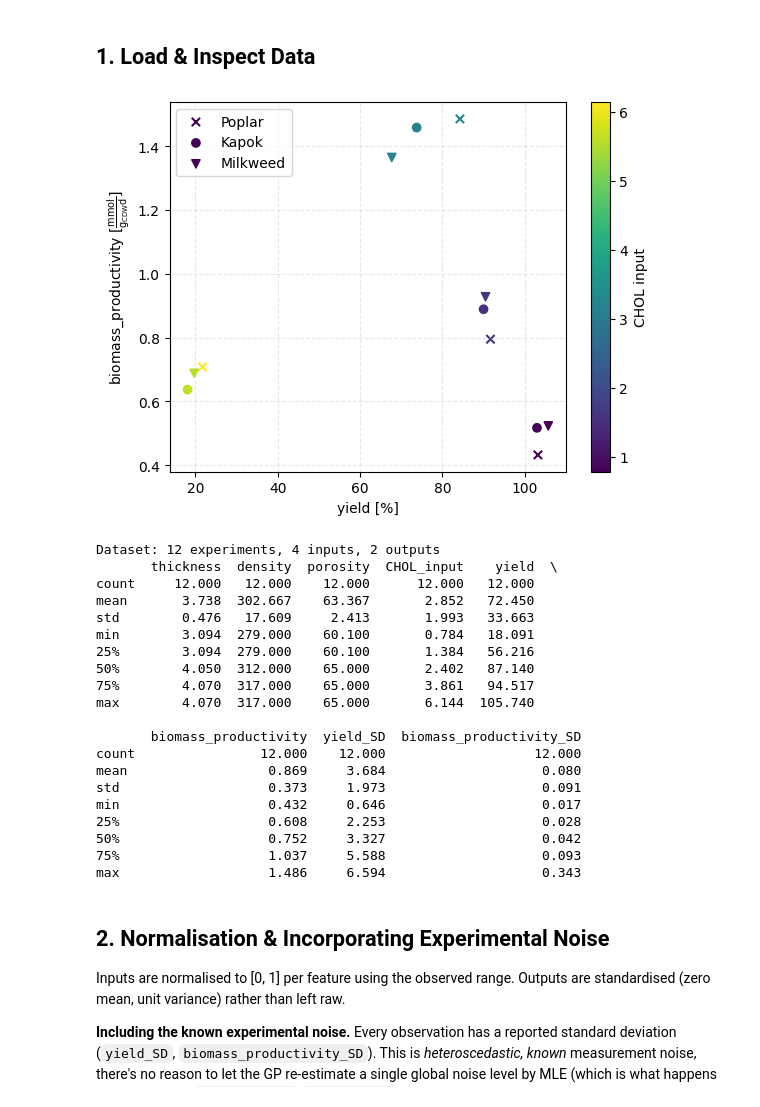
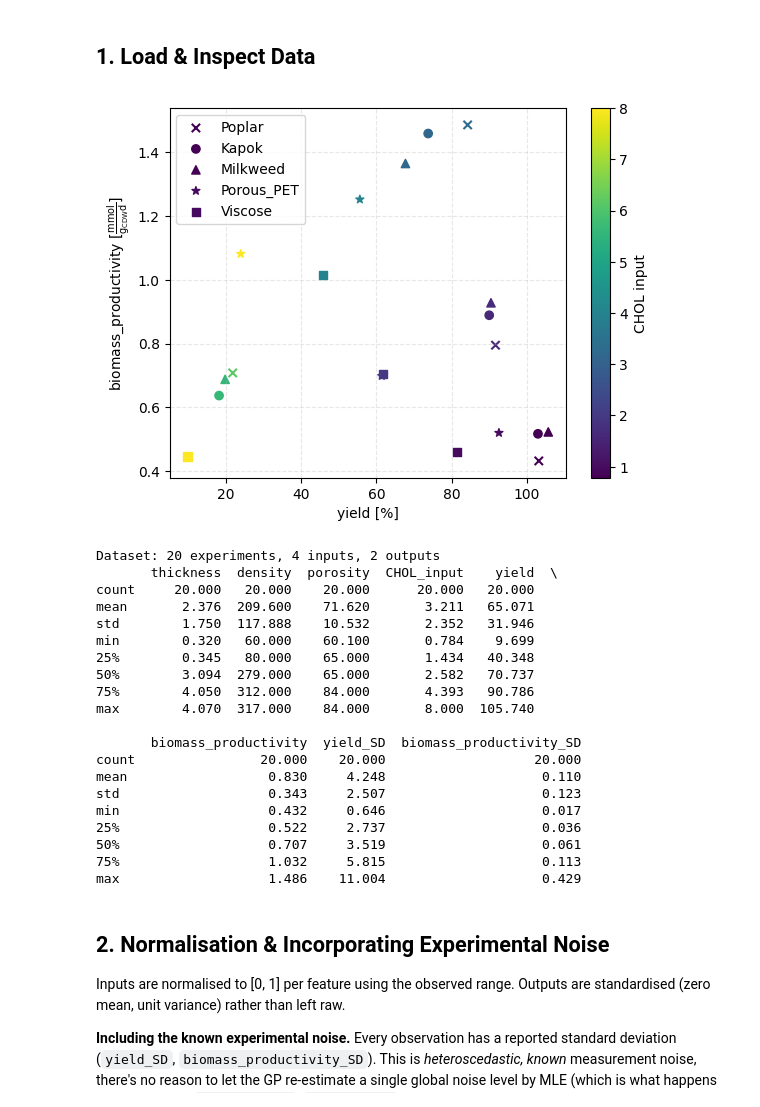
Before and after one commit to LucaBattt/GP-and-BO-for-Material-Selection, a Jupyter notebook: BO_Bioreactor_v2.ipynb, the cells around one changed output. Saved outputs shown, nothing was run; the diff lists cells and outputs as text; code cells hidden in the pictures.

Commit message:
Added new materials and ran the Loop again

```diff
--- a/BO_Bioreactor_v2.ipynb
+++ b/BO_Bioreactor_v2.ipynb
@@ -56,8 +56,8 @@ dtype = torch.double
 # Load datasets
 #---------------------------------------
 
-full_inputs_df = pd.read_excel("Materials Dataset.xlsx", sheet_name="Inputs")
-full_outputs_df = pd.read_excel("Materials Dataset.xlsx", sheet_name="Outputs")
+full_inputs_df = pd.read_excel("Materials Dataset 2.xlsx", sheet_name="Inputs")
+full_outputs_df = pd.read_excel("Materials Dataset 2.xlsx", sheet_name="Outputs")
 
 #-----------------------------------------------
 # Visualize outputs
@@ -72,7 +72,7 @@ output_2 = 'biomass_productivity'
 outputs_df = full_outputs_df[[output_1, output_1 + '_SD', output_2, output_2 + '_SD']]
 
 # Set color mapping for different materials
-material_shapes = {'Poplar': 'x', "Kapok": 'o', 'Milkweed': 'v'}
+material_shapes = {'Poplar': 'x', "Kapok": 'o', 'Milkweed': '^', 'Porous_PET': '*', 'Viscose': 's'}
 
 # Set up CHOL values for the colorbar
 chol = full_inputs_df['CHOL_input']
@@ -82,34 +82,34 @@ cmap = plt.cm.viridis
 fig, ax = plt.subplots()
 
 # Plot each material separately
 for material, mark in material_shapes.items():
     mask = full_inputs_df['material'] == material
 
     ax.scatter(
         outputs_df.loc[mask, output_1],
         outputs_df.loc[mask, output_2],
         c=chol.loc[mask],
         cmap=cmap,
         norm=norm,
         label=material,
         marker=mark
     )
 
 # Add colorbar
 sm = mpl.cm.ScalarMappable(norm=norm, cmap=cmap)
 sm.set_array([])
 
 cbar = fig.colorbar(sm, ax=ax)
 cbar.set_label('CHOL input')
 
 ax.grid(True, alpha=0.3, linestyle='--')
 ax.set_xlabel(output_1 + ' [%]')
 ax.set_ylabel(output_2 + r' [$\frac{\mathrm{mmol}}{\mathrm{g_{CDW} d}}$]')
 ax.legend()
 
 plt.show()
 # %% [output]
-[figure, old version]
+[figure, new version]
 # %%
 X_raw = inputs_df.drop(['material'], axis=1)
 Y_raw = outputs_df
@@ -127,26 +127,26 @@ Y_sd_raw = df[output_sd_cols].values
 print(f"Dataset: {X_raw.shape[0]} experiments, {X_raw.shape[1]} inputs, {Y_raw.shape[1]} outputs")
 print(df[input_cols + output_cols + output_sd_cols].describe().round(3))
 # %% [output]
-Dataset: 12 experiments, 4 inputs, 2 outputs
+Dataset: 20 experiments, 4 inputs, 2 outputs
        thickness  density  porosity  CHOL_input    yield  \
-count     12.000   12.000    12.000      12.000   12.000
-mean       3.738  302.667    63.367       2.852   72.450
-std        0.476   17.609     2.413       1.993   33.663
-min        3.094  279.000    60.100       0.784   18.091
-25%        3.094  279.000    60.100       1.384   56.216
-50%        4.050  312.000    65.000       2.402   87.140
-75%        4.070  317.000    65.000       3.861   94.517
-max        4.070  317.000    65.000       6.144  105.740
+count     20.000   20.000    20.000      20.000   20.000
+mean       2.376  209.600    71.620       3.211   65.071
+std        1.750  117.888    10.532       2.352   31.946
+min        0.320   60.000    60.100       0.784    9.699
+25%        0.345   80.000    65.000       1.434   40.348
+50%        3.094  279.000    65.000       2.582   70.737
+75%        4.050  312.000    84.000       4.393   90.786
+max        4.070  317.000    84.000       8.000  105.740
 
        biomass_productivity  yield_SD  biomass_productivity_SD
-count                12.000    12.000                   12.000
-mean                  0.869     3.684                    0.080
-std                   0.373     1.973                    0.091
+count                20.000    20.000                   20.000
+mean                  0.830     4.248                    0.110
+std                   0.343     2.507                    0.123
 min                   0.432     0.646                    0.017
-25%                   0.608     2.253                    0.028
-50%                   0.752     3.327                    0.042
-75%                   1.037     5.588                    0.093
-max                   1.486     6.594                    0.343
+25%                   0.522     2.737                    0.036
+50%                   0.707     3.519                    0.061
+75%                   1.032     5.815                    0.113
+max                   1.486    11.004                    0.429
 # %% [markdown]
 ## 2. Normalisation & Incorporating Experimental Noise
 
```
Also changed, not shown: parts of 15 cells of this notebook, 1 other file.
